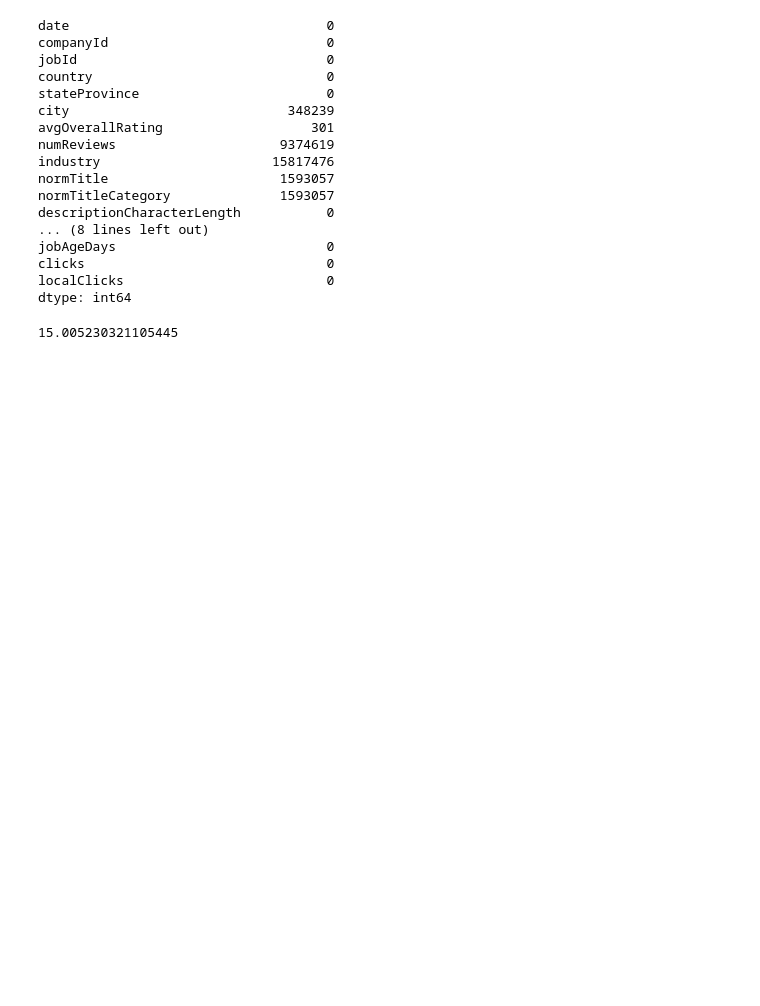
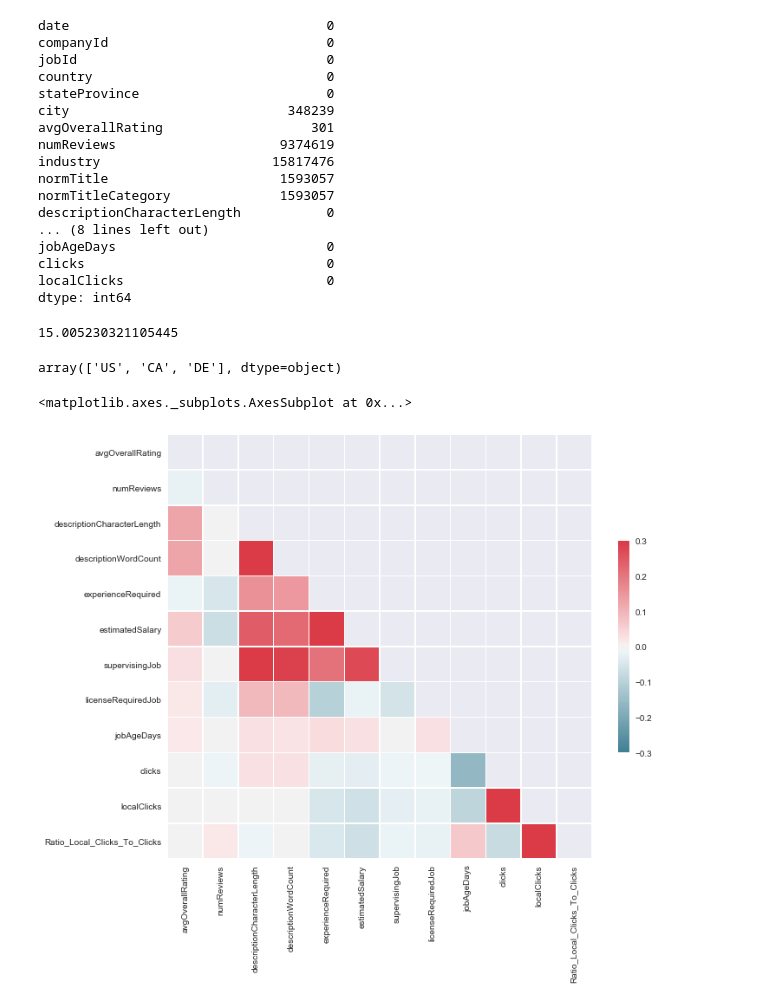
Before and after one commit to gtpash/df2018, a Jupyter notebook: SamEDA.ipynb, the cells around one changed output. Drawn from its saved outputs; the diff is of its cells as text; code cells hidden in the pictures; blank space fills up the shorter version.

Commit message:
heatmap added

```diff
--- a/SamEDA.ipynb
+++ b/SamEDA.ipynb
@@ -141,3 +142,19 @@ total_missing=(data.isnull().sum()).sum()
 15.005230321105445
 # %%
 data["Ratio_Local_Clicks_To_Clicks"] = data["localClicks"]/data["clicks"]
+# %%
+data["country"].unique()
+# %% [output]
+array(['US', 'CA', 'DE'], dtype=object)
+# %%
+d= data.corr()
+# %%
+f, ax = plt.subplots(figsize=(11, 9))
+mask = np.zeros_like(d, dtype=np.bool)
+mask[np.triu_indices_from(mask)] = True
+cmap = sns.diverging_palette(220, 10, as_cmap=True)
+sns.heatmap(d, mask=mask, cmap=cmap, vmax=.3, center=0,
+            square=True, linewidths=.5, cbar_kws={"shrink": .5})
+# %% [output]
+<matplotlib.axes._subplots.AxesSubplot at 0x...>
+[figure, added]
```
Also changed, not shown: parts of 1 cell of this notebook, 1 other file.
